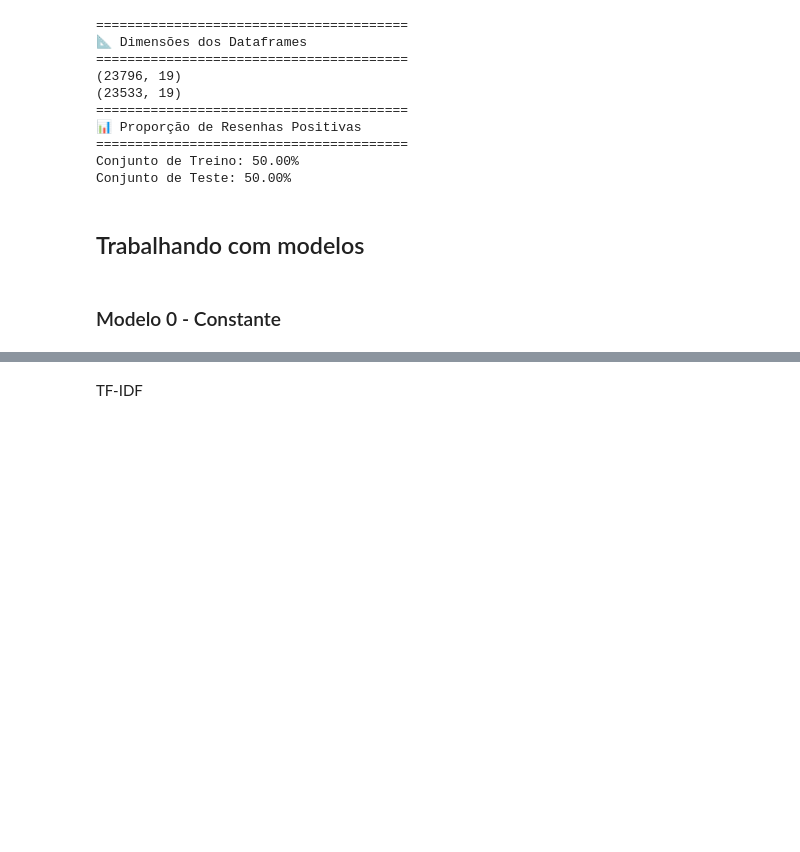
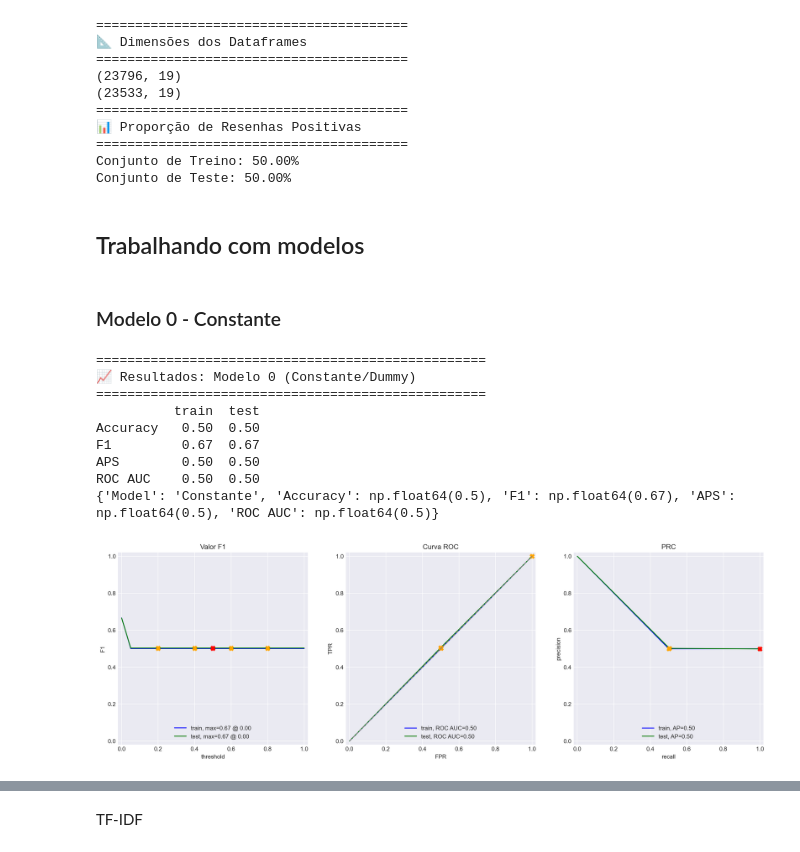
Before and after one commit to JulianaGalli/film-sentiment-classifier, a Jupyter notebook: EDA.ipynb, the cells around one changed output, grey strips where cells are left out. Cells and saved outputs as stored; diff of their text form; code cells hidden in the pictures; blank space fills up the shorter version.

```diff
--- a/EDA.ipynb
+++ b/EDA.ipynb
@@ -375,7 +383,7 @@ Compondo uma rotina de avaliação que pode ser utilizada para todos os modelos
 # %%
 # função para avaliação dos modelos
 
-def evaluate_model(model, train_features, train_target, test_features, test_target):
+def evaluate_model(model, train_features, train_target, test_features, test_target, model_name):
     '''
     Avalia o desempenho de um modelo de machine learning.
 
@@ -477,7 +485,7 @@ def evaluate_model(model, train_features, train_target, test_features, test_targ
         ax.set_title(f'PRC')
 
         eval_stats[type]['Accuracy'] = metrics.accuracy_score(target, pred_target)
-        #eval_stats[type]['F1'] = f1_scores[max_f1_score_idx]
+        eval_stats[type]['F1'] = f1_scores[max_f1_score_idx]
 
     df_eval_stats = pd.DataFrame(eval_stats)
     df_eval_stats = df_eval_stats.round(2)
@@ -485,7 +493,16 @@ def evaluate_model(model, train_features, train_target, test_features, test_targ
 
     print(df_eval_stats)
 
-    return
+    # criação de um dicionário com os dados do conjunto de teste para resumo executivo final
+    resumo_modelo = {
+        'Model': model_name,
+        'Accuracy': df_eval_stats.loc['Accuracy', 'test'],
+        'F1': df_eval_stats.loc['F1', 'test'],
+        'APS': df_eval_stats.loc['APS', 'test'],
+        'ROC AUC': df_eval_stats.loc['ROC AUC', 'test']
+    }
+
+    return resumo_modelo
 # %% [markdown]
 ## Normalização
 # %% [markdown]
@@ -543,0 +559,36 @@ from sklearn.dummy import DummyClassifier
+# %%
+# instanciar o modelo Dummy
+# 'stratified' garante que o "chute" respeite os ~50% de cada classe que você calculou
+model_0 = DummyClassifier(strategy='stratified', random_state=42)
+
+# definição das features para os conjuntos de treinamento e teste
+train_features = df_reviews_train['review_norm']
+test_features = df_reviews_test['review_norm']
+
+# treinar o modelo
+model_0.fit(train_features, train_target)
+
+# chamar a função de avaliação para o modelo Dummy
+print('=' * 50)
+print(f"📈 Resultados: Modelo 0 (Constante/Dummy)")
+print('=' * 50)
+
+res_dummy =evaluate_model(model_0, train_features, train_target, test_features, test_target, model_name='Constante')
+
+# criação de uma lista para armazenar os resumos dos modelos para apresentação final
+resumo_modelos = []
+# armezenamento do resumo do modelo Dummy na lista de resumos
+resumo_modelos.append(res_dummy)
+
+print(res_dummy)
+# %% [output]
+==================================================
+📈 Resultados: Modelo 0 (Constante/Dummy)
+==================================================
+          train  test
+Accuracy   0.50  0.50
+F1         0.67  0.67
+APS        0.50  0.50
+ROC AUC    0.50  0.50
+{'Model': 'Constante', 'Accuracy': np.float64(0.5), 'F1': np.float64(0.67), 'APS': np.float64(0.5), 'ROC AUC': np.float64(0.5)}
+[figure, added]
```
Also changed, not shown: parts of 9 cells of this notebook.
